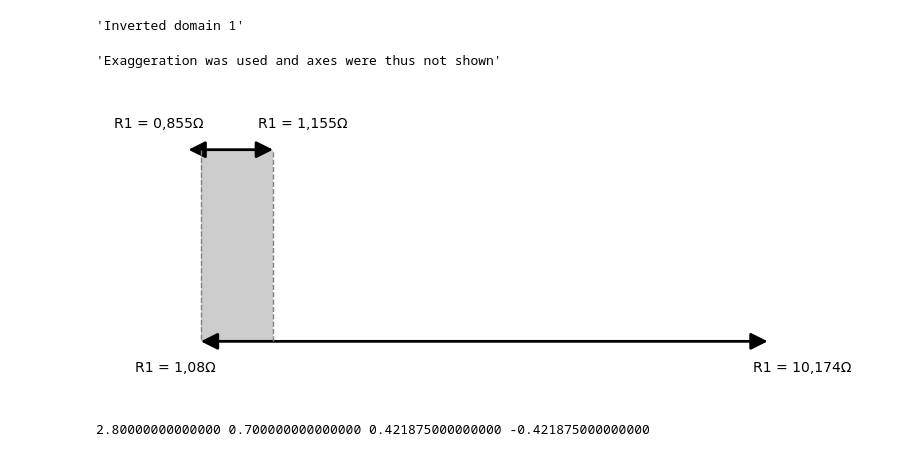
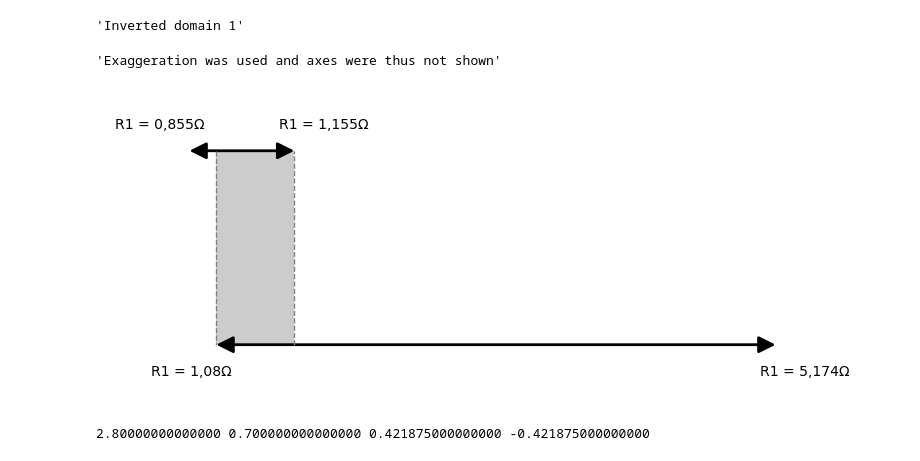
Before and after one commit to Xavier-XIII/Visual-coherence-analysis-generator, a Jupyter notebook: coherenciator.ipynb, the cells around one changed output. Drawn from its saved outputs; the diff is of its cells as text; code cells hidden in the pictures.

```diff
--- a/coherenciator.ipynb
+++ b/coherenciator.ipynb
@@ -10,7 +10,7 @@
 s1 = 1.005 + 0.150
 e1 = 1.005 - 0.150
 s2 = 1.077 + 0.003
-e2 = 10.177 - 0.003
+e2 = 5.177 - 0.003
 
 #Units and value name
 units = "Ω"
@@ -18,6 +18,8 @@ val_name = "R1"
 decimal_divide = ","
 intersection_labels = False
 show_axes = True
+uses_exaggeration = True
+round_to = 5
 
 #Colors of the value domains, intersection domain and text
 h_color = "black"
@@ -83,12 +85,12 @@ def intersector(vals):
     return list(set(intersect))
 
 #Remove trailing zeros
-def detrail(n) -> str :
-    num = str(n).split(".")
+def detrail(n, dec) -> str :
+    num = str(round(n, dec)).split(".")
     if len(num) >= 2:
         output_num = ""
         for i in range(len(num[1])-1, -1, -1):
-            if num[1][i] != "0":
+            if num[1][i] != "0" or i == 0:
                 for j in range(i+1):
                     output_num += num[1][j]
                 return str(num[0]) + decimal_divide + str(output_num)
@@ -108,10 +110,10 @@ def label_maker(val_name, s1, e1, s2, e2, height_dist, t_color):
     if val_name != "":
         val_name += " = "
 
-    t1 = text(val_name + detrail(s1) + units, (s1 - height_dist/5, height_dist + height_dist/5), color=t_color, fontsize=10, horizontal_alignment='right', vertical_alignment="bottom")
-    t2 = text(val_name + detrail(e1) + units, (e1 + height_dist/5, height_dist + height_dist/5), color=t_color, fontsize=10, horizontal_alignment='left', vertical_alignment="bottom")
-    t3 = text(val_name + detrail(s2) + units, (s2 - height_dist/5, -height_dist - height_dist/5), color=t_color, fontsize=10, horizontal_alignment='right', vertical_alignment="top")
-    t4 = text(val_name + detrail(e2) + units, (e2 + height_dist/5, -height_dist - height_dist/5), color=t_color, fontsize=10, horizontal_alignment='left', vertical_alignment="top")
+    t1 = text(val_name + detrail(s1, round_to) + units, (s1 - height_dist/5, height_dist + height_dist/5), color=t_color, fontsize=10, horizontal_alignment='right', vertical_alignment="bottom")
+    t2 = text(val_name + detrail(e1, round_to) + units, (e1 + height_dist/5, height_dist + height_dist/5), color=t_color, fontsize=10, horizontal_alignment='left', vertical_alignment="bottom")
+    t3 = text(val_name + detrail(s2, round_to) + units, (s2 - height_dist/5, -height_dist - height_dist/5), color=t_color, fontsize=10, horizontal_alignment='right', vertical_alignment="top")
+    t4 = text(val_name + detrail(e2, round_to) + units, (e2 + height_dist/5, -height_dist - height_dist/5), color=t_color, fontsize=10, horizontal_alignment='left', vertical_alignment="top")
 
     return [t1, t2, t3, t4]
 
@@ -123,7 +125,7 @@ intersect = intersector(vals)
 
 if len(intersect) == 2:
 
-    if abs(intersect[0]-intersect[1]) < (max-min)/15:
+    if abs(intersect[0]-intersect[1]) < (max-min)/15 and uses_exaggeration:
         mid = (intersect[1] + intersect[0])/2
         show_axes = False
         for i in range(len(vals)):
@@ -140,34 +142,34 @@ if len(intersect) == 2:
     p4 = ([intersect[1], height_dist])
 
     l1 = line([(intersect[0], height_dist), (intersect[0], -height_dist)], linestyle='dashed', color=v_color)
     l2 = line([(intersect[1], -height_dist), (intersect[1], height_dist)], linestyle='dashed', color=v_color)
 
     a = polygon([p1, p2, p3, p4], color=d_color, alpha=0.4)
     domains = domain_maker(vals, height_dist)
     labels = label_maker(val_name, s1, e1, s2, e2, height_dist, t_color)
 
     show(domains[0] + domains[1] + l1 + l2 + a + labels[0] + labels[1] + labels[2] + labels[3], axes=show_axes, xmin=xmin, xmax=xmax , ymin=ymin, ymax=ymax, figsize=8, aspect_ratio=1)
 
 
 elif len(intersect) == 1:
     show("Single value intersection")
 
     l1 = line([(intersect[0], height_dist), (intersect[0], -height_dist)], linestyle='dashed', color=v_color)
 
     domains = domain_maker(vals, height_dist)
     labels = label_maker(val_name, s1, e1, s2, e2, height_dist, t_color)
     show(domains[0] + domains[1] + l1 + labels[0] + labels[1] + labels[2] + labels[3], axes=show_axes, xmin=xmin, xmax=xmax , ymin=ymin, ymax=ymax, figsize=8, aspect_ratio=1)
 
 else:
     show("The value domains do not intersect and are incoherent")
 
     domains = domain_maker(vals, height_dist)
     labels = label_maker(val_name, s1, e1, s2, e2, height_dist, t_color)
     show(domains[0] + domains[1] + labels[0] + labels[1] + labels[2] + labels[3], axes=show_axes, xmin=xmin, xmax=xmax , ymin=ymin, ymax=ymax, figsize=8, aspect_ratio=1)
 # %% [output]
 'Inverted domain 1'
 'Exaggeration was used and axes were thus not shown'
-[figure, old version]
+[figure, new version]
 # %%
 # stub for a mode that takes a single value (like a theoretical one without uncertainty) instead of a second domain
 
```
Also changed, not shown: parts of 2 cells of this notebook.
